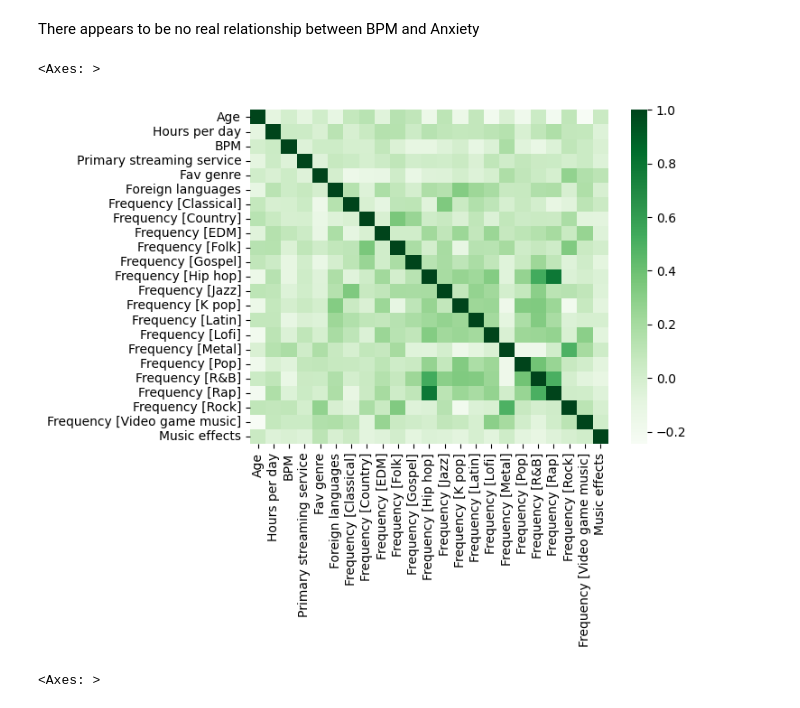
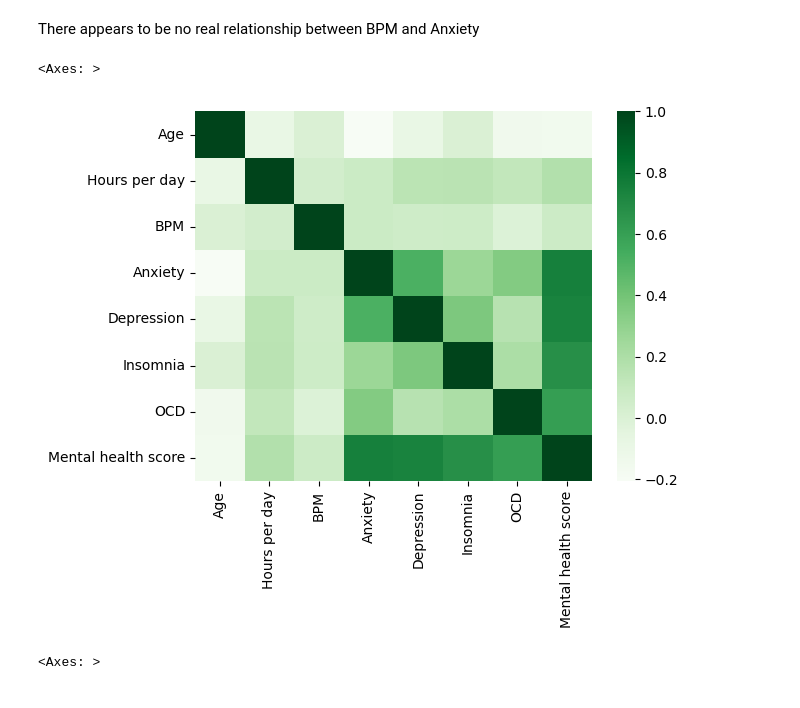
Before and after one commit to ElliceNels/B3EPIC, a Jupyter notebook: Data_Science_Workflow.ipynb, the cells around one changed output. Saved outputs shown, nothing was run; the diff lists cells and outputs as text; code cells hidden in the pictures.

```diff
--- a/Data_Science_Workflow.ipynb
+++ b/Data_Science_Workflow.ipynb
@@ -349,3 +277,10 @@ tree_to_plot = regressor.estimators_[0]
+# %%
+cleanedDataset = dataset
+cleanedDataset.to_csv('cleanedDataset.csv', index=False)
+HotDataset = dataset_hot
+HotDataset.to_csv('HotDataset.csv', index=False)
+numericalDataset = n_dataset
+numericalDataset.to_csv('numercialDataset.csv', index=False)
 # %% [markdown]
 ## Some OLTP questions
 # %%
@@ -437,9 +372,9 @@ plt.show()
 # %% [markdown]
 There appears to be no real relationship between BPM and Anxiety
 # %%
-matrix = inp.corr()
+matrix = cleanedDataset.corr()
 sns.heatmap(matrix, cmap="Greens")
 # %% [output]
 <Axes: >
-[figure, old version]
+[figure, new version]
 # %%
```
Also changed, not shown: parts of 28 cells of this notebook, 3 other files.
